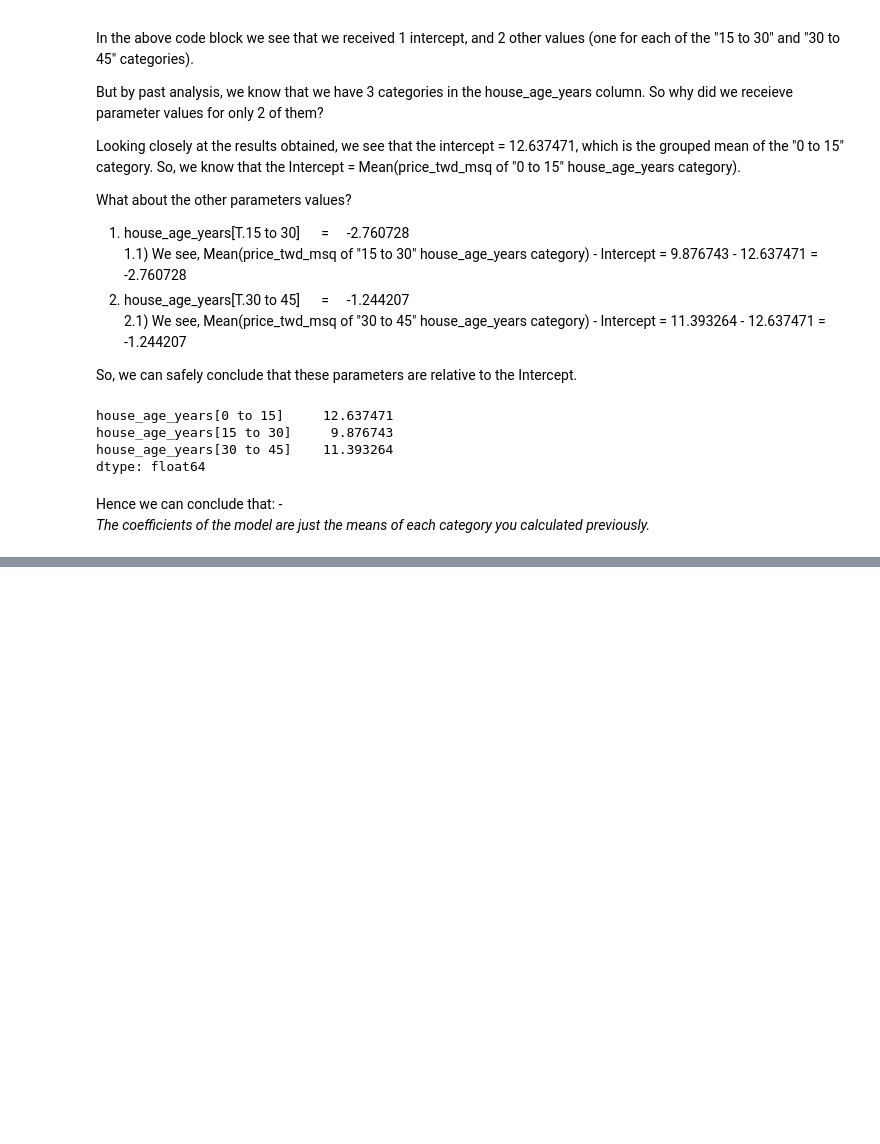
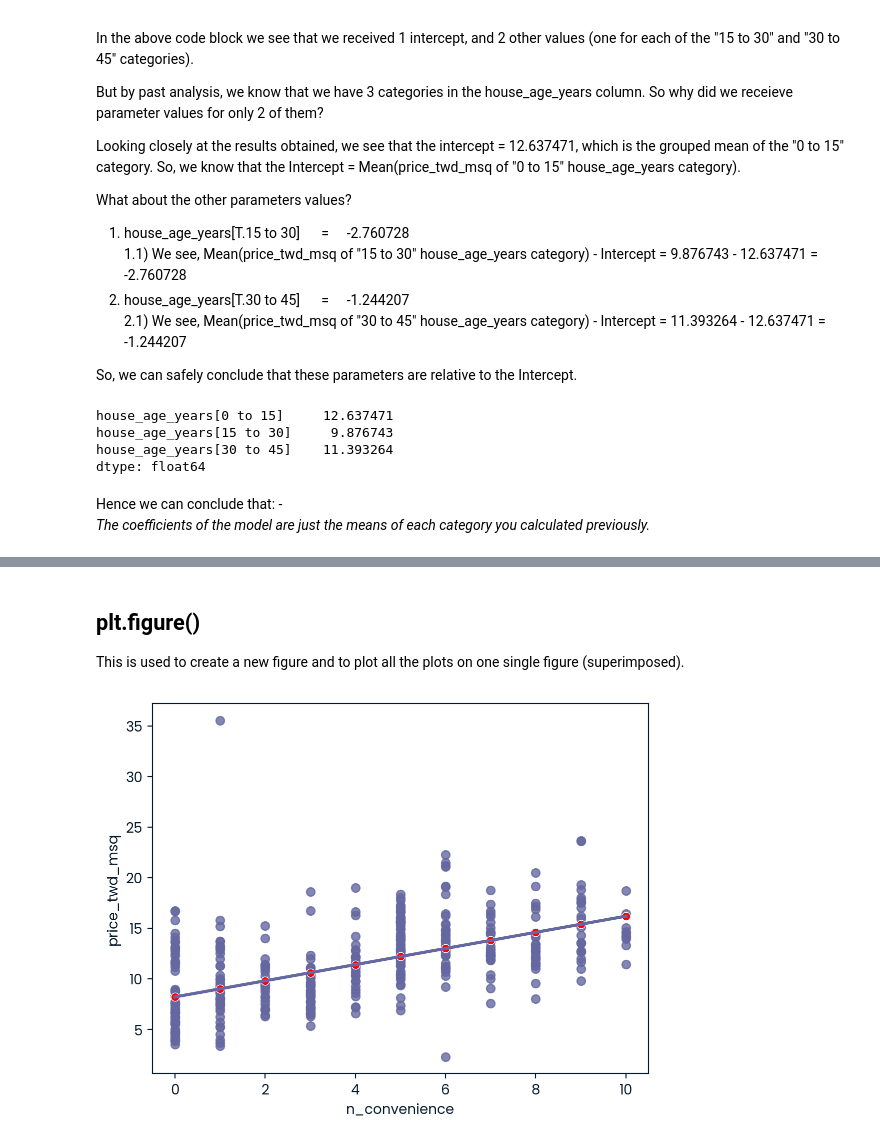
Before and after one commit to Vibs00/DataCamp, a Jupyter notebook: Introduction to Regression with statsmodels in Python.ipynb, the cells around one changed output, grey strips where cells are left out. Drawn from its saved outputs; the diff is of its cells as text; code cells hidden in the pictures; blank space fills up the shorter version.

Commit message:
Visualizing linear regression and trasformations

```diff
--- a/Introduction to Regression with statsmodels in Python.ipynb
+++ b/Introduction to Regression with statsmodels in Python.ipynb
@@ -143,13 +125,13 @@ y = taiwan_real_estate['price_twd_msq']
 x = sm.add_constant(x)
 
 # Create the model object
-mdl_price_vs_conv = sm.OLS(y, x)
+mdl_price_vs_conv2 = sm.OLS(y, x)
 
 # Fit the model
-mdl_price_vs_conv = mdl_price_vs_conv.fit()
+mdl_price_vs_conv2 = mdl_price_vs_conv2.fit()
 
 # Print the parameters of the fitted model
-print(mdl_price_vs_conv.summary())
+print(mdl_price_vs_conv2.summary())
 # %% [output]
                             OLS Regression Results
 ==============================================================================
@@ -248,0 +241,5 @@ _The coefficients of the model are just the means of each category you calculate
+# %%
+# Creating the explanatory_data
+explanatory_data = pd.DataFrame({'n_convenience': np.arange(0,11)})
+
+print(explanatory_data)
@@ -248,0 +259,5 @@ _The coefficients of the model are just the means of each category you calculate
+# %%
+# Using mdl_price_vs_conv to predict with explanatory_data, and calling it price_twd_msq
+price_twd_msq = mdl_price_vs_conv.predict(explanatory_data)
+
+print(price_twd_msq)
@@ -248,0 +277,8 @@ _The coefficients of the model are just the means of each category you calculate
+# %%
+# Creating prediction_data, so that we can have a dataframe format for the predictions
+# rather than a series format
+prediction_data = explanatory_data.assign(
+    price_twd_msq = price_twd_msq)
+
+# Having data in a DataFrame will make it easier to visualize them
+print(prediction_data)
@@ -248,0 +298,23 @@ _The coefficients of the model are just the means of each category you calculate
+# %% [markdown]
+## plt.figure()
+
+This is used to create a new figure and to plot all the plots on one single figure (superimposed).
+# %%
+# Creating a new figure, fig
+fig = plt.figure()
+
+sns.regplot(x="n_convenience",
+            y="price_twd_msq",
+            data=taiwan_real_estate,
+            ci=None)
+
+# Adding a scatter plot layer to the regplot
+sns.scatterplot(x="n_convenience",
+            y="price_twd_msq",
+            data=prediction_data,
+            color='r')
+
+# Showing the layered plot
+plt.show()
+# %% [output]
+[figure, added]
```
Also changed, not shown: parts of 44 cells of this notebook.
